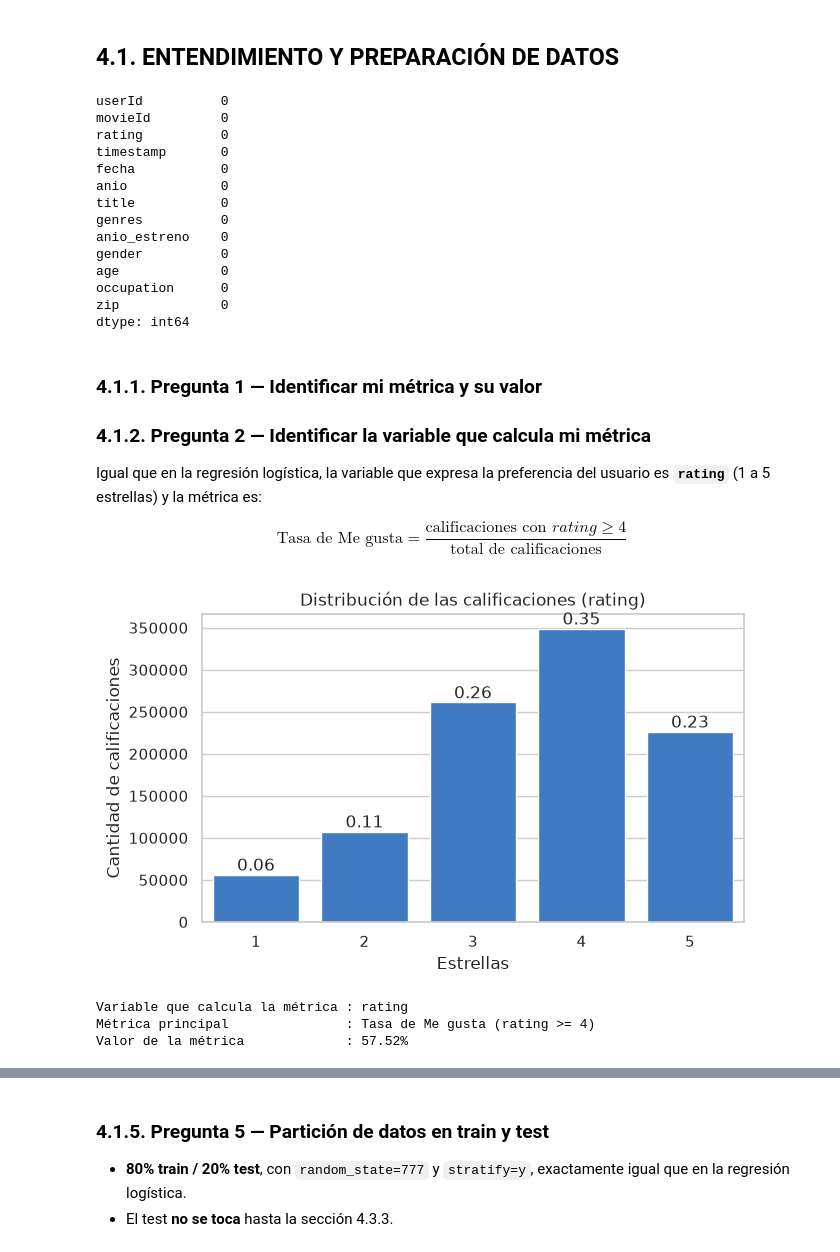
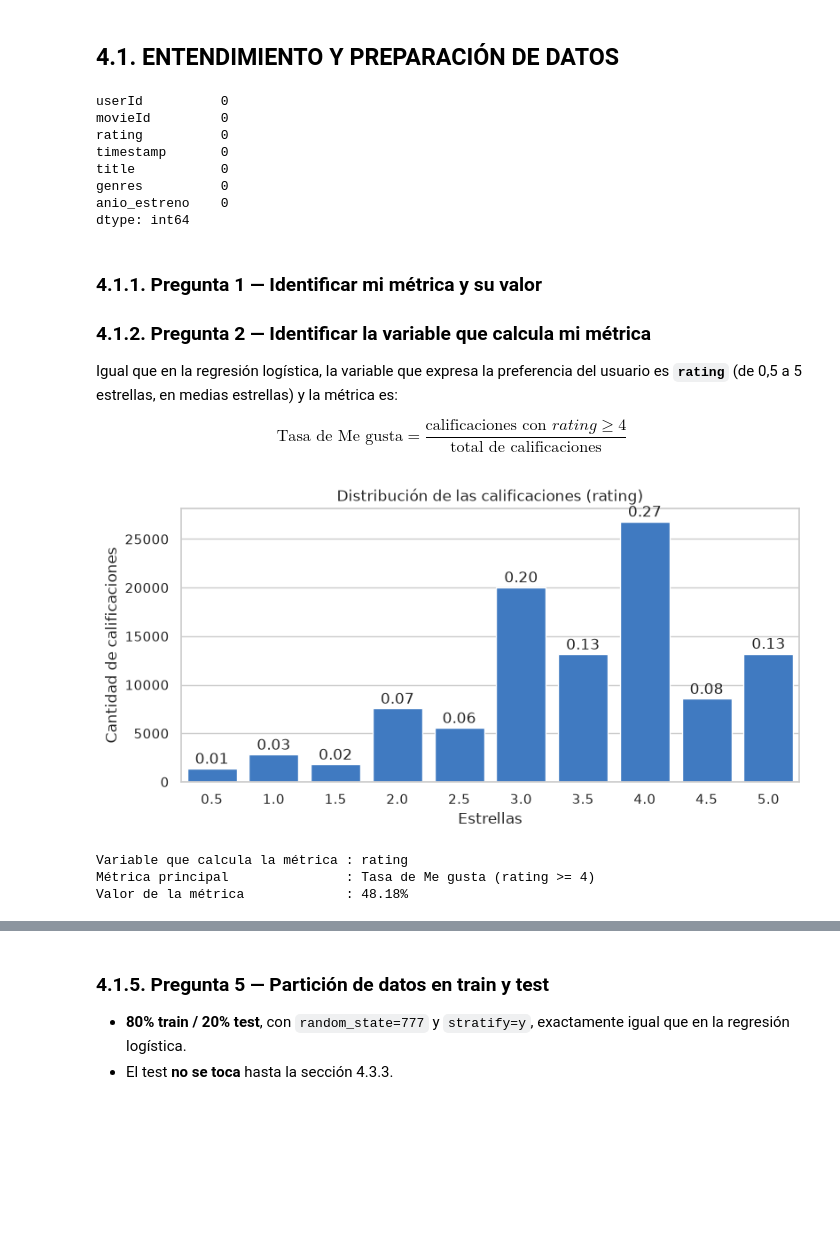
Before and after one commit to Brendavarm/Miner-a-de-Datos-DevBugs, a Jupyter notebook: WRANGLER/08_arbol_decision/arbol_decision.ipynb, the cells around one changed output, grey strips where cells are left out. Cells and saved outputs as stored; diff of their text form; code cells hidden in the pictures; blank space fills up the shorter version.

```diff
--- a/WRANGLER/08_arbol_decision/arbol_decision.ipynb
+++ b/WRANGLER/08_arbol_decision/arbol_decision.ipynb
@@ -73,9 +73,9 @@ def tabla_confusion(y_real, y_prob, umbral):
 # %% [markdown]
 # 2. PARÁMETROS
 # %%
-RUTA_DATOS = '../03_preparacion_datos/datos/'
+RUTA_DATOS = '../../anexo_ml-latest-small/ml-latest-small/'   # MovieLens ml-latest-small (100K)
 
-ESTRELLAS_ME_GUSTA = 4       # rating >= 4 (4 y 5) -> Me gusta ; rating 1, 2, 3 -> No me gusta
+ESTRELLAS_ME_GUSTA = 4       # rating >= 4 (4; 4,5 y 5) -> Me gusta ; rating 0,5 a 3,5 -> No me gusta
 TEST_SIZE = 0.2              # 80% train / 20% test (mismo hold-out del proyecto)
 RANDOM_STATE = 777           # misma semilla que el ejemplo de clase y que la regresión logística
 UMBRAL = 0.5                 # probabilidad a partir de la cual el modelo dice "Me gusta"
@@ -94,10 +94,11 @@ sns.set_theme(style='whitegrid')
 # %% [markdown]
 # 3. DATOS
 # %%
-# cargamos datos (salida de la fase de preparación del proyecto)
-ratings_df = pd.read_csv(RUTA_DATOS + 'datos_limpios.csv', sep=',')
-usuarios_df = pd.read_csv(RUTA_DATOS + 'usuarios.csv', sep=',')
+# cargamos datos de MovieLens ml-latest-small: calificaciones y catálogo de películas
+ratings_df = pd.read_csv(RUTA_DATOS + 'ratings.csv', sep=',')
+peliculas_df = pd.read_csv(RUTA_DATOS + 'movies.csv', sep=',')
 
 print('calificaciones:', ratings_df.shape)
-print('usuarios      :', usuarios_df.shape)
+print('películas     :', peliculas_df.shape)
+print('usuarios      :', ratings_df['userId'].nunique())
 # %% [output]
@@ -106,6 +108,14 @@ usuarios      : (6040, 5)
 # %%
-# unimos cada calificación con los datos del usuario que la dio
-movies_df = ratings_df.merge(usuarios_df, on='userId', how='left')
+# unimos cada calificación con el título y los géneros de su película
+movies_df = ratings_df.merge(peliculas_df, on='movieId', how='left')
+
+# año de estreno: viene al final del título, por ejemplo "Toy Story (1995)"
+movies_df['anio_estreno'] = pd.to_numeric(movies_df['title'].str.extract(r'\((\d{4})\)\s*$')[0])
+sin_anio = movies_df['anio_estreno'].isna()
+print('calificaciones sin año en el título (se eliminan):', sin_anio.sum(),
+      '| películas:', movies_df.loc[sin_anio, 'movieId'].nunique())
+movies_df = movies_df[~sin_anio].copy()
+movies_df['anio_estreno'] = movies_df['anio_estreno'].astype(int)
 
 print(movies_df.shape)
 movies_df.head(3)
@@ -127,46 +138,40 @@ userId          0
 movieId         0
 rating          0
 timestamp       0
-fecha           0
-anio            0
 title           0
 genres          0
 anio_estreno    0
-gender          0
-age             0
-occupation      0
-zip             0
 dtype: int64
 # %% [markdown]
 ### 4.1.1. Pregunta 1 — Identificar mi métrica y su valor
 ### 4.1.2. Pregunta 2 — Identificar la variable que calcula mi métrica
 
-Igual que en la regresión logística, la variable que expresa la preferencia del usuario es **`rating`** (1 a 5 estrellas) y la métrica es:
+Igual que en la regresión logística, la variable que expresa la preferencia del usuario es **`rating`** (de 0,5 a 5 estrellas, en medias estrellas) y la métrica es:
 
 $$\text{Tasa de Me gusta} = \frac{\text{calificaciones con } rating \geq 4}{\text{total de calificaciones}}$$
 # %%
 # una copia a los datos
 df = movies_df.copy()
 
 # MÉTRICA PRINCIPAL
 tasa_me_gusta = (df['rating'] >= ESTRELLAS_ME_GUSTA).mean()
 
-plt.figure(figsize=(7, 4))
-ax = sns.countplot(x=df['rating'].astype(int), color=COLOR_GUSTA)
+plt.figure(figsize=(9, 4))
+ax = sns.countplot(x=df['rating'], color=COLOR_GUSTA)   # 10 valores: 0,5 a 5
 poner_proporciones(ax, float(len(df)))
 plt.title('Distribución de las calificaciones (rating)')
 plt.xlabel('Estrellas')
 plt.ylabel('Cantidad de calificaciones')
 plt.show()
 
 print('Variable que calcula la métrica : rating')
 print('Métrica principal               : Tasa de Me gusta (rating >= 4)')
 print('Valor de la métrica             : {:.2%}'.format(tasa_me_gusta))
 # %% [output]
-[figure, old version]
+[figure, new version]
 Variable que calcula la métrica : rating
 Métrica principal               : Tasa de Me gusta (rating >= 4)
-Valor de la métrica             : 57.52%
+Valor de la métrica             : 48.18%
 # %% [markdown]
 ### 4.1.3. Pregunta 3 — Definir mi target
 
```
Also changed, not shown: parts of 26 cells of this notebook, 18 other files.
